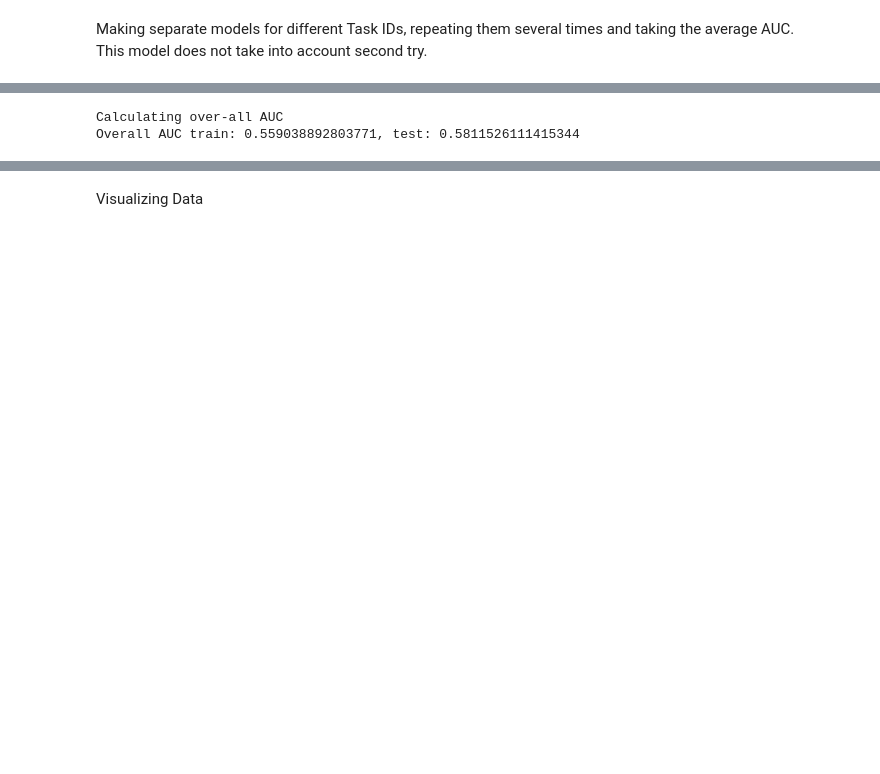
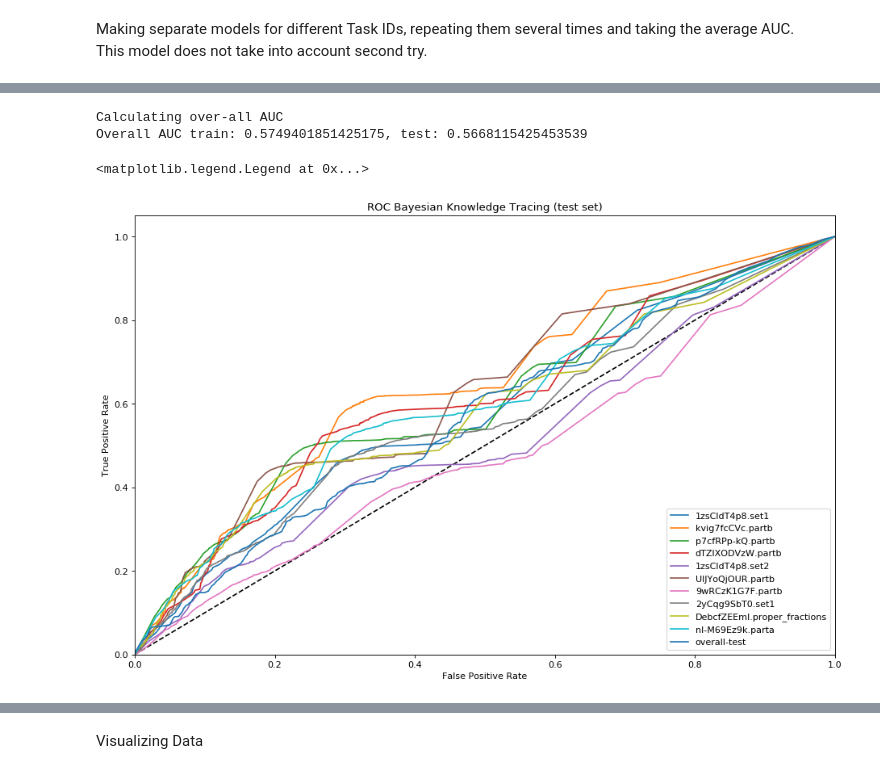
Before and after one commit to aroraakshit/deep_knowledge_tracing, a Jupyter notebook: notebooks/separate_models.ipynb, the cells around one changed output, grey strips where cells are left out. Saved outputs shown, nothing was run; the diff lists cells and outputs as text; code cells hidden in the pictures; blank space fills up the shorter version.

```diff
--- a/notebooks/separate_models.ipynb
+++ b/notebooks/separate_models.ipynb
@@ -226,8 +240,28 @@ Epoch: 820, train cost: 0.63109773, test cost: 0.6763012, train set AUC: 0.69025
 # %%
 print("Calculating over-all AUC")
-o_train = o_calculate_auc(true_all_tasks['train'],predictions_all_tasks['train'],seqlen_all_tasks['train'])
-o_test = o_calculate_auc(true_all_tasks['test'],predictions_all_tasks['test'],seqlen_all_tasks['test'])
+o_train = o_calculate_auc(true_all_tasks['train'],predictions_all_tasks['train'],seqlen_all_tasks['train'],plot=False)
+o_test = o_calculate_auc(true_all_tasks['test'],predictions_all_tasks['test'],seqlen_all_tasks['test'],plot=False)
 print("Overall AUC train: "+str(o_train) + ", test: "+str(o_test))
 # %% [output]
 Calculating over-all AUC
-Overall AUC train: 0.559038892803771, test: 0.5811526111415344
+Overall AUC train: 0.5749401851425175, test: 0.5668115425453539
+# %%
+fig=plt.figure(figsize=(14, 9), dpi= 80, facecolor='w', edgecolor='k')
+plt.plot([0, 1], [0, 1], 'k--')
+plt.xlim([0.0, 1.0])
+plt.ylim([0.0, 1.05])
+plt.xlabel('False Positive Rate')
+plt.ylabel('True Positive Rate')
+plt.title('ROC Bayesian Knowledge Tracing (test set)')
+
+for task_id in another_2:
+    roc = calculate_auc(true_all_tasks['test'][task_id] , predictions_all_tasks['test'][task_id] , seqlen_all_tasks['test'][task_id],plot=True)
+    plt.plot(roc[1], roc[2], label=task_id)
+
+roc = o_calculate_auc(true_all_tasks['test'],predictions_all_tasks['test'],seqlen_all_tasks['test'],plot=True)
+plt.plot(roc[1], roc[2], label='overall-test')
+
+plt.legend(loc="lower right")
+# %% [output]
+<matplotlib.legend.Legend at 0x...>
+[figure, added]
```
Also changed, not shown: parts of 11 cells of this notebook, 4 other files.
